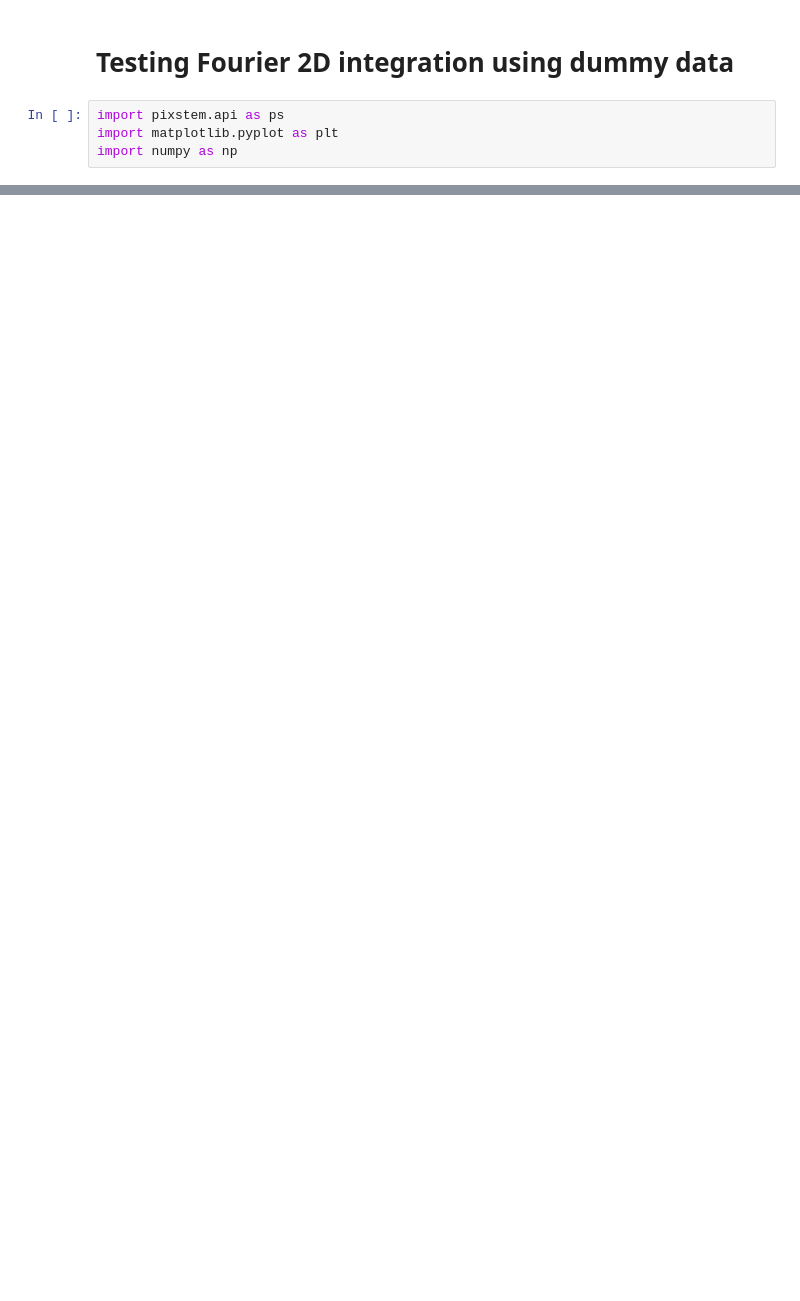
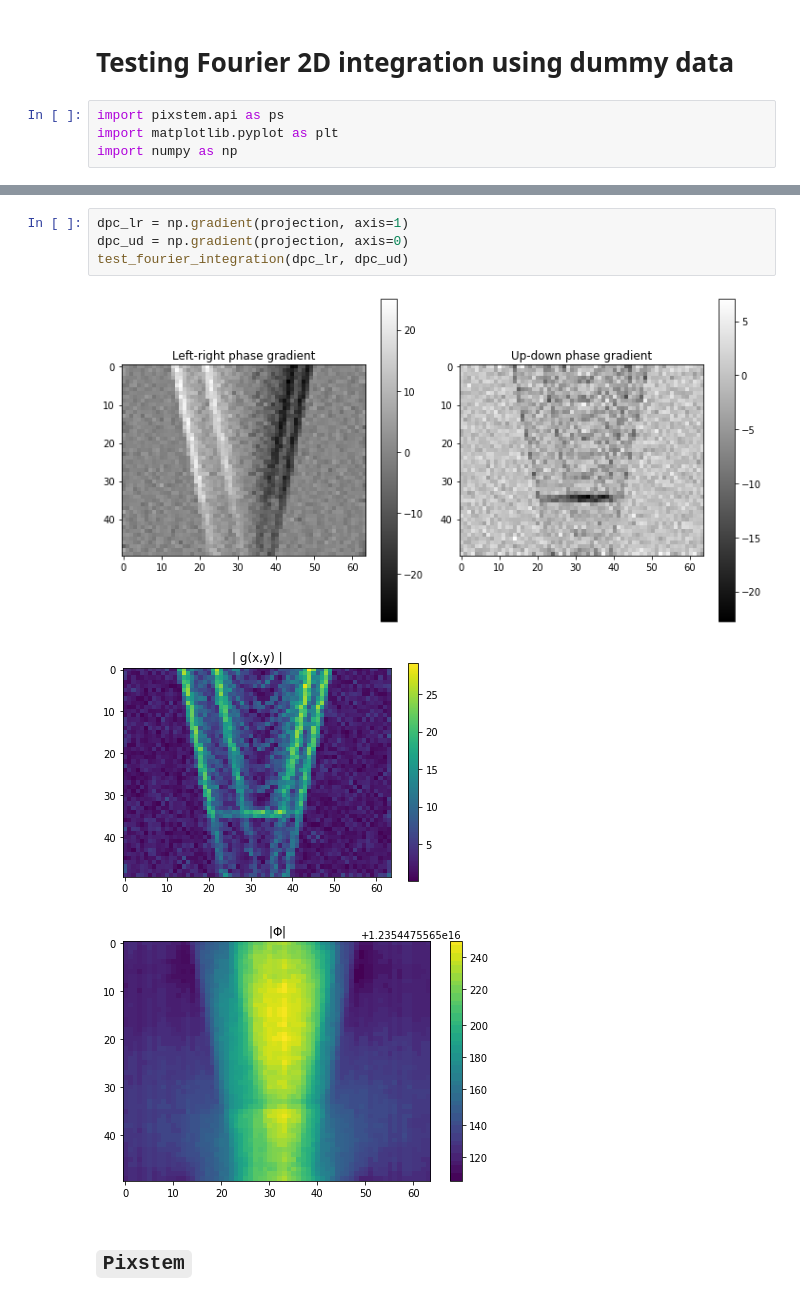
Before and after one commit to kwokkenton/optea, a Jupyter notebook: led_array/test_fourier_integration.ipynb, the cells around one changed output, grey strips where cells are left out. Cells and saved outputs as stored; diff of their text form; blank space fills up the shorter version.

```diff
--- a/led_array/test_fourier_integration.ipynb
+++ b/led_array/test_fourier_integration.ipynb
@@ -79 +132,11 @@ def test_fourier_integration(dpc_lr, dpc_ud):
+# %%
+dpc_lr = np.gradient(projection, axis=1)
+dpc_ud = np.gradient(projection, axis=0)
+test_fourier_integration(dpc_lr, dpc_ud)
+# %% [output]
+[figure, added]
+[figure, added]
+[figure, added]
+# %% [markdown]
+## `Pixstem`
 # %%
```
Also changed, not shown: parts of 10 cells of this notebook.
